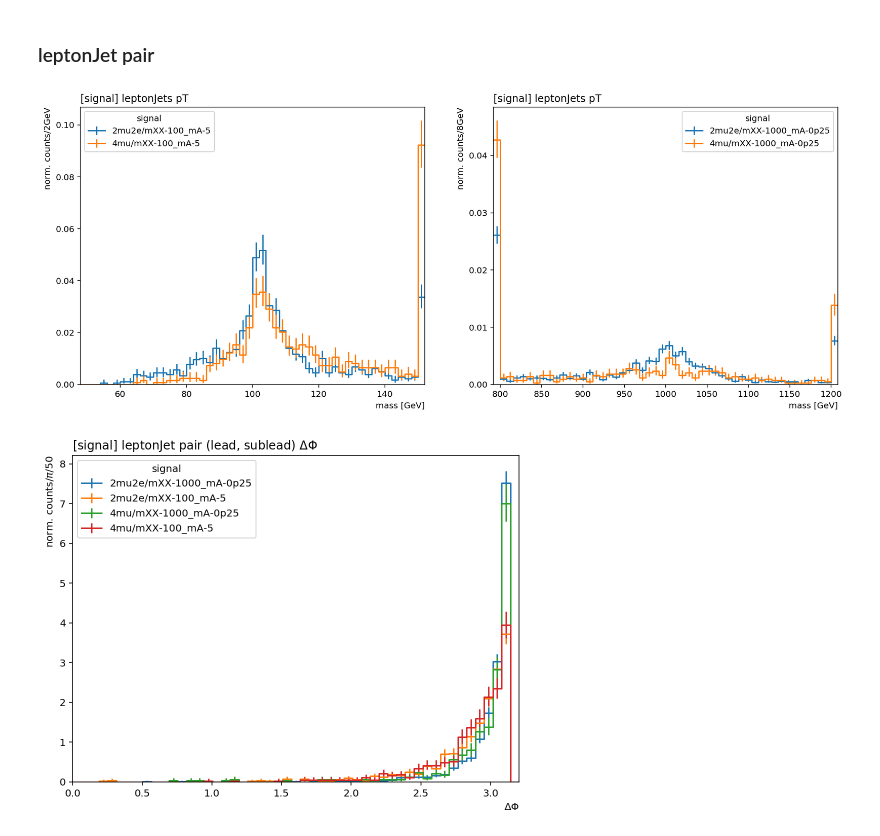
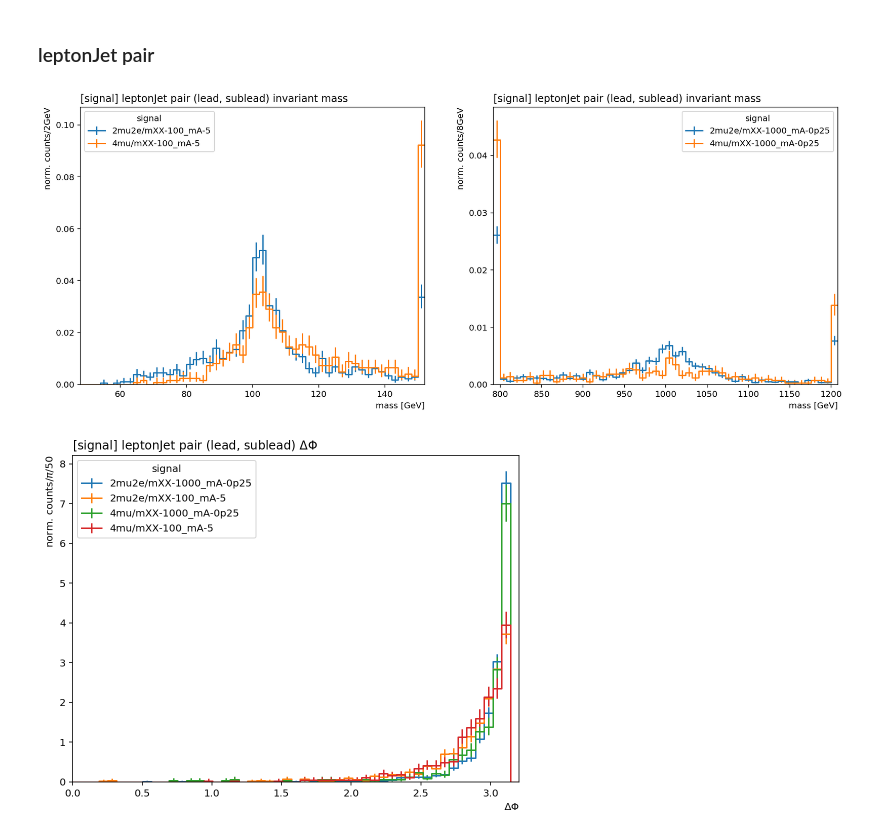
Before and after one commit to pietro14/FireHydrant, a Jupyter notebook: Notebooks/MC/Signal/variables_representativeparams.ipynb, the cells around one changed output. Saved outputs shown, nothing was run; the diff lists cells and outputs as text; code cells hidden in the pictures.

```diff
--- a/Notebooks/MC/Signal/variables_representativeparams.ipynb
+++ b/Notebooks/MC/Signal/variables_representativeparams.ipynb
@@ -45,6 +45,7 @@ class LeptonJetsProcessor(processor.ProcessorABC):
         dataset_axis = hist.Cat('dataset', 'Representative datasets')
         pt0_axis      = hist.Bin("pt", "pT [GeV]", 50, 0, 200) # small range
         pt1_axis      = hist.Bin("pt", "pT [GeV]", 50, 0, 750) # large range
+        mass_axis     = hist.Bin("mass", "mass [GeV]", 50, 0, 25)
 
         eta_axis      = hist.Bin("eta", 'eta', 50, -2.4, 2.4)
         nef_axis      = hist.Bin("nef", "neutral energy fraction", 50, 0, 1)
@@ -64,6 +65,7 @@ class LeptonJetsProcessor(processor.ProcessorABC):
         self._accumulator = processor.dict_accumulator({
             'pt0': hist.Hist("norm. counts/4GeV", dataset_axis, pt0_axis),
             'pt1': hist.Hist("norm. counts/15GeV", dataset_axis, pt1_axis),
+            'mass': hist.Hist("norm. counts/0.5GeV", dataset_axis, mass_axis),
 
             "eta": hist.Hist("norm. counts/0.096", dataset_axis, eta_axis),
             "nef": hist.Hist("norm. counts/0.02", dataset_axis, nef_axis),
@@ -130,6 +132,7 @@ class LeptonJetsProcessor(processor.ProcessorABC):
 
         output['pt0']     .fill(dataset=dataset, pt=leptonjets_.pt.flatten())
         output['pt1']     .fill(dataset=dataset, pt=leptonjets_.pt.flatten())
+        output['mass']    .fill(dataset=dataset, mass=leptonjets_.mass.flatten())
         output['eta']     .fill(dataset=dataset, eta=leptonjets_.eta.flatten())
         output['nef']     .fill(dataset=dataset, nef=leptonjets_.nef.flatten())
         output['maxd0']   .fill(dataset=dataset, maxd0=leptonjets_.maxd0.flatten())
@@ -394,15 +407,15 @@ output = processor.run_uproot_job(dataset,
 # %%
 fig, axes = plt.subplots(1,2,figsize=(16,6))
 fig,ax,_ = hist.plot1d(output['mass0']['*/mXX-100_mA-5'], overlay='dataset', ax=axes[0], density=True, overflow='all')
 fig,ax,_ = hist.plot1d(output['mass1']['*/mXX-1000_mA-0p25'], overlay='dataset', ax=axes[1], density=True, overflow='all')
 
 for ax in axes:
 #     ax.set_yscale('log')
-    ax.set_title('[signal] leptonJets pT', x=0.0, ha="left")
+    ax.set_title('[signal] leptonJet pair (lead, sublead) invariant mass', x=0.0, ha="left")
     ax.set_xlabel(ax.get_xlabel(), x=1.0, ha="right")
     ax.set_ylabel(ax.get_ylabel(), y=1.0, ha="right");
 # %% [output]
-[figure, old version]
+[figure, new version]
 # %%
 fig, ax = plt.subplots(figsize=(8,6))
 fig,ax,_ = hist.plot1d(output['dphi'], overlay='dataset', ax=ax, density=True, overflow='over')
```
Also changed, not shown: parts of 1 cell of this notebook, 2 other files.
